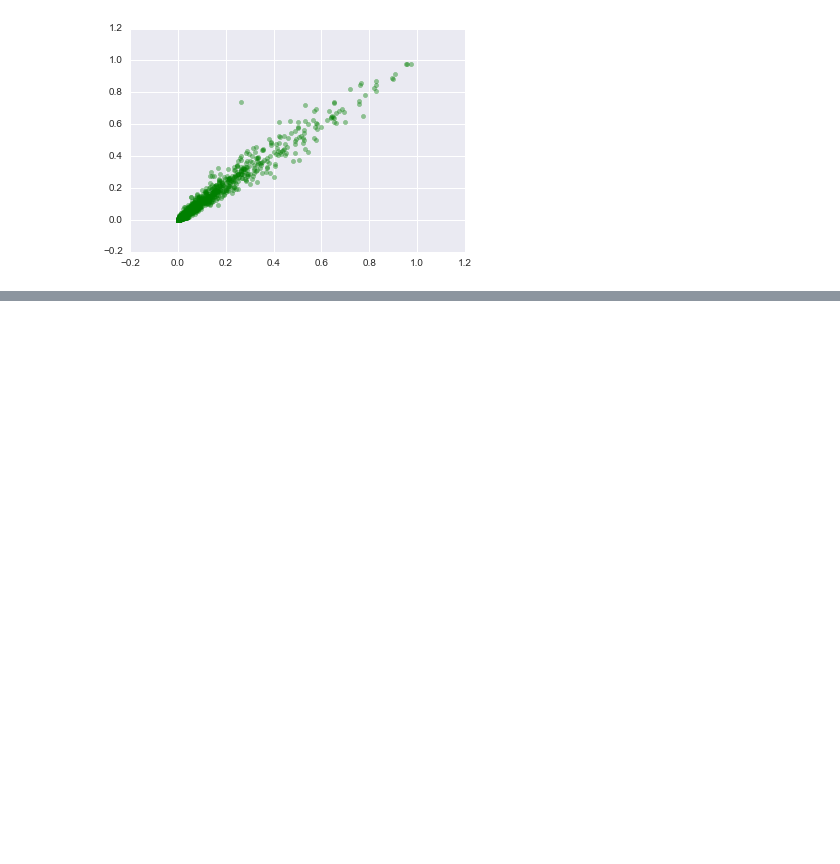
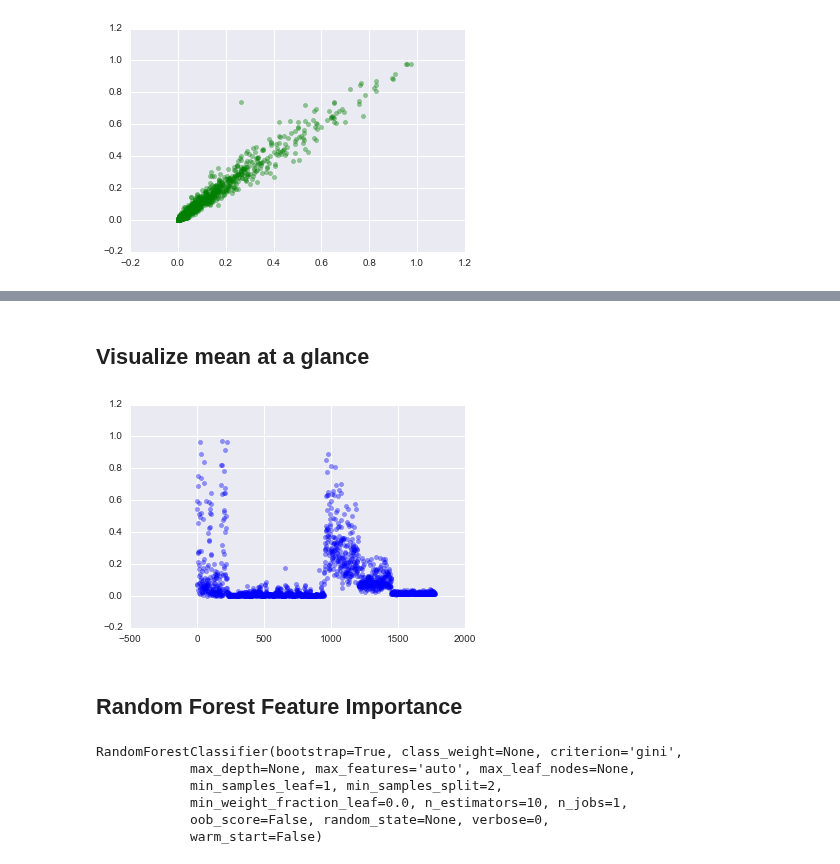
Before and after one commit to numb3r33/Kaggle-Competitions, a Jupyter notebook: Predict-Bio-Response/Predict-Bio-Response-Exploratory-Data-Analysis.ipynb, the cells around one changed output, grey strips where cells are left out. Saved outputs shown, nothing was run; the diff lists cells and outputs as text; code cells hidden in the pictures; blank space fills up the shorter version.

Commit message:
Feature Importances

```diff
--- a/Predict-Bio-Response/Predict-Bio-Response-Exploratory-Data-Analysis.ipynb
+++ b/Predict-Bio-Response/Predict-Bio-Response-Exploratory-Data-Analysis.ipynb
@@ -152,0 +154,8 @@ dtype: float64
+# %% [markdown]
+## Visualize mean at a glance
+# %%
+plt.scatter(np.arange(len(train.columns)), train.mean(), color='b', alpha=0.4);
+# %% [output]
+[figure, added]
+# %% [markdown]
+## Random Forest Feature Importance
@@ -152,0 +167,10 @@ dtype: float64
+# %%
+rf = RandomForestClassifier()
+rf.fit(X, y)
+# %% [output]
+RandomForestClassifier(bootstrap=True, class_weight=None, criterion='gini',
+            max_depth=None, max_features='auto', max_leaf_nodes=None,
+            min_samples_leaf=1, min_samples_split=2,
+            min_weight_fraction_leaf=0.0, n_estimators=10, n_jobs=1,
+            oob_score=False, random_state=None, verbose=0,
+            warm_start=False)
```
Also changed, not shown: parts of 10 cells of this notebook.
